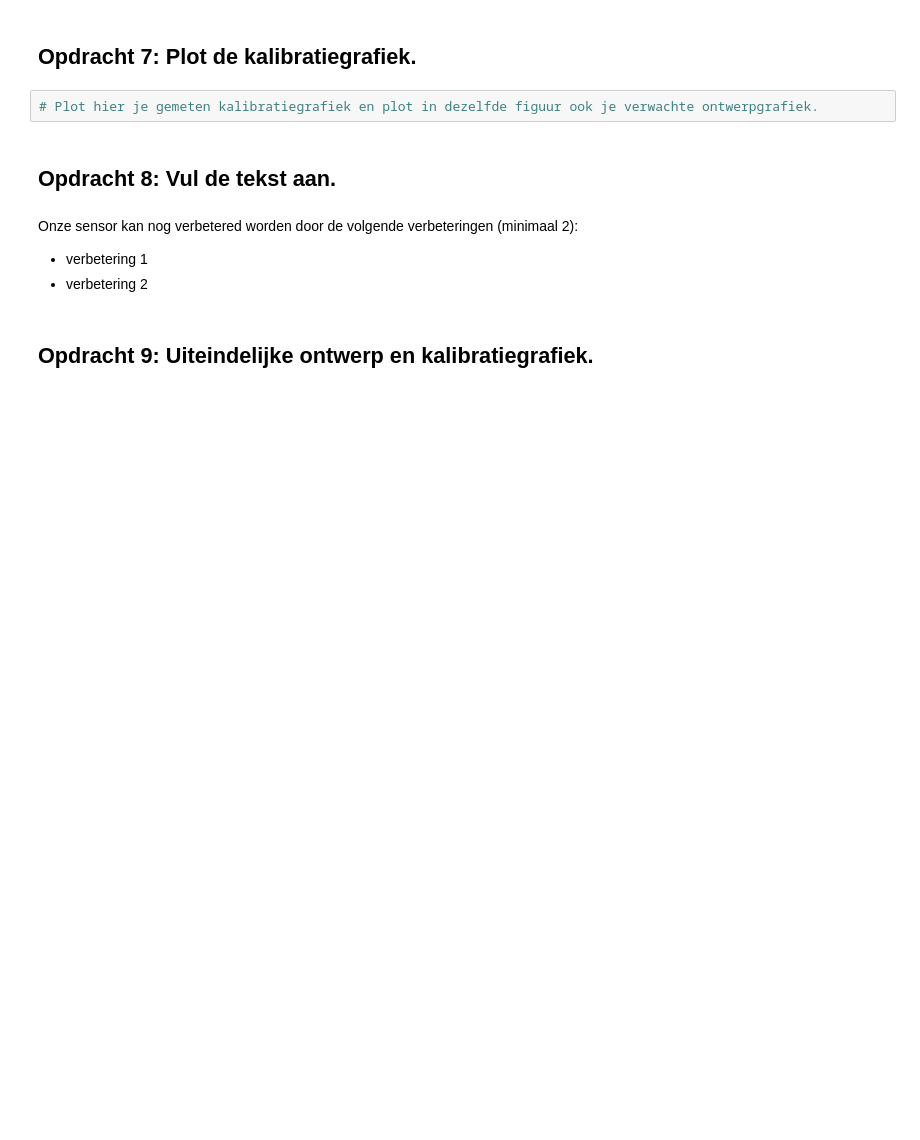
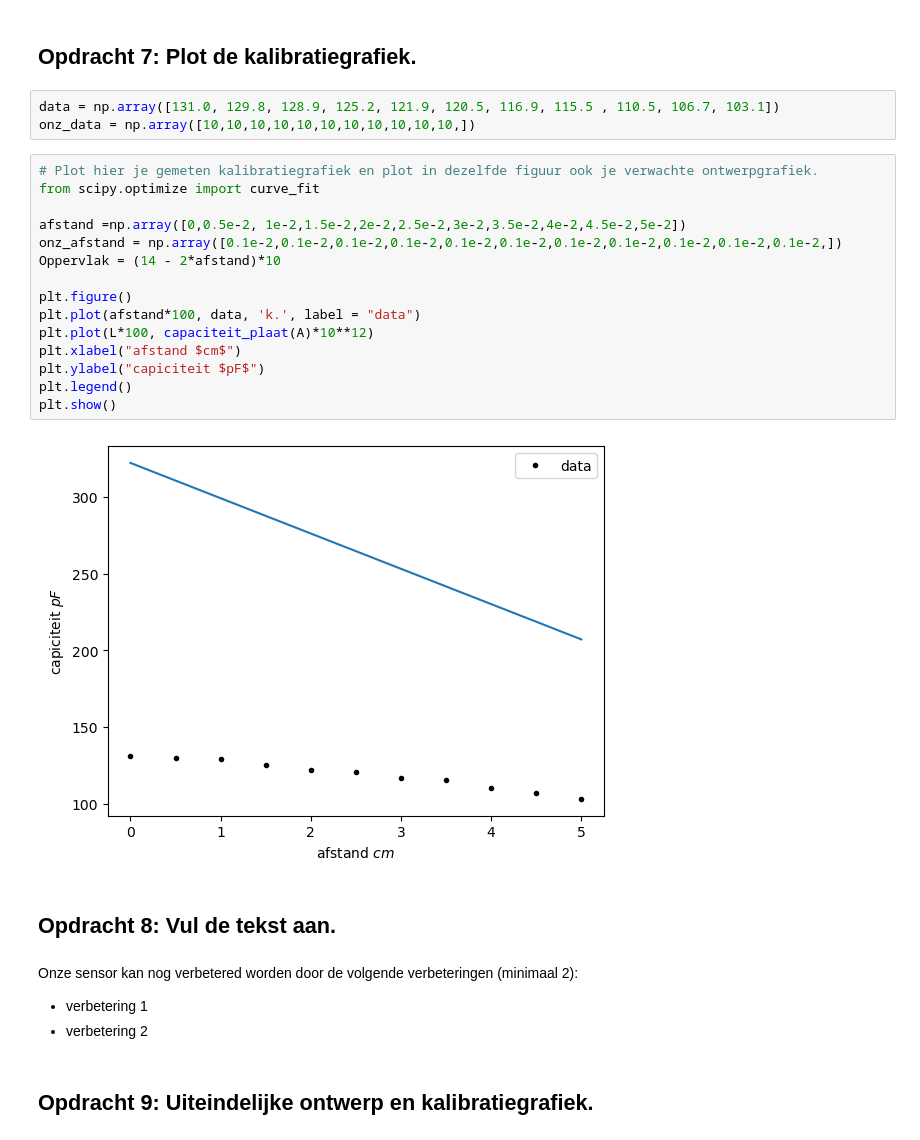
Before and after one commit to tdenooijer26/DEF-T-opdrachten, a Jupyter notebook: FysiekeOntwerpopdrachten/2OntwerpEenSensorCondensator/DEFOntwerpopdracht2OntwerpEenSensorInvulTemplate.ipynb, the cells around one changed output. Saved outputs shown, nothing was run; the diff lists cells and outputs as text; blank space fills up the shorter version.

```diff
--- a/FysiekeOntwerpopdrachten/2OntwerpEenSensorCondensator/DEFOntwerpopdracht2OntwerpEenSensorInvulTemplate.ipynb
+++ b/FysiekeOntwerpopdrachten/2OntwerpEenSensorCondensator/DEFOntwerpopdracht2OntwerpEenSensorInvulTemplate.ipynb
@@ -94,8 +110,26 @@ Pas deze tekst aan: Wij gaan een sensor maken die de oppervlakte meet.
 ![meting 2](tudelftLogo.png)
 # %% [markdown]
 ## Opdracht 7: Plot de kalibratiegrafiek.
-# %%
-# Plot hier je gemeten kalibratiegrafiek en plot in dezelfde figuur ook je verwachte ontwerpgrafiek.
+# %%
+data = np.array([131.0, 129.8, 128.9, 125.2, 121.9, 120.5, 116.9, 115.5 , 110.5, 106.7, 103.1])
+onz_data = np.array([10,10,10,10,10,10,10,10,10,10,10,])
+# %%
+# Plot hier je gemeten kalibratiegrafiek en plot in dezelfde figuur ook je verwachte ontwerpgrafiek.
+from scipy.optimize import curve_fit
+
+afstand =np.array([0,0.5e-2, 1e-2,1.5e-2,2e-2,2.5e-2,3e-2,3.5e-2,4e-2,4.5e-2,5e-2])
+onz_afstand = np.array([0.1e-2,0.1e-2,0.1e-2,0.1e-2,0.1e-2,0.1e-2,0.1e-2,0.1e-2,0.1e-2,0.1e-2,0.1e-2,])
+Oppervlak = (14 - 2*afstand)*10
+
+plt.figure()
+plt.plot(afstand*100, data, 'k.', label = "data")
+plt.plot(L*100, capaciteit_plaat(A)*10**12)
+plt.xlabel("afstand $cm$")
+plt.ylabel("capiciteit $pF$")
+plt.legend()
+plt.show()
+# %% [output]
+[figure, added]
 # %% [markdown]
 ## Opdracht 8: Vul de tekst aan.
 # %% [markdown]
```
Also changed, not shown: parts of 9 cells of this notebook.
